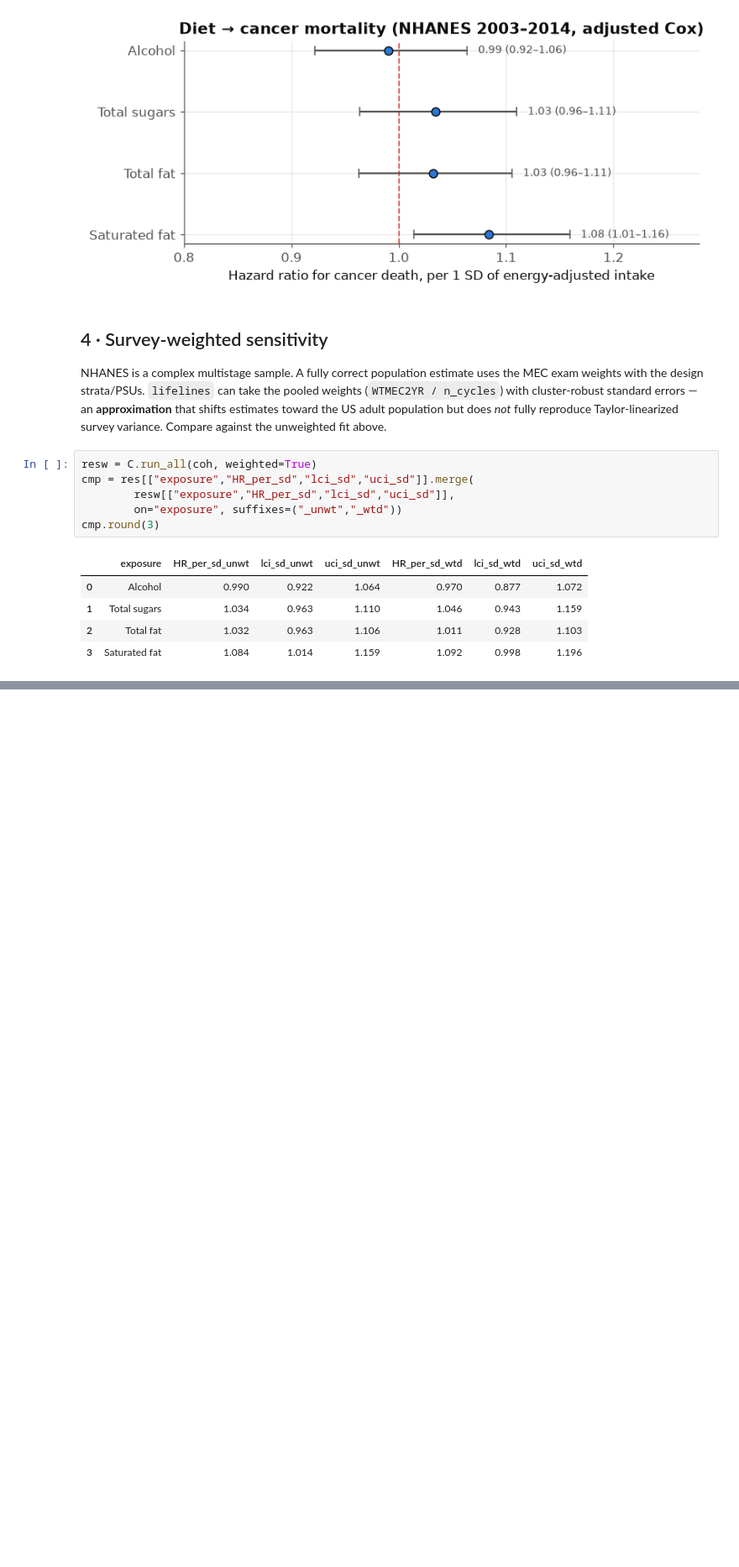
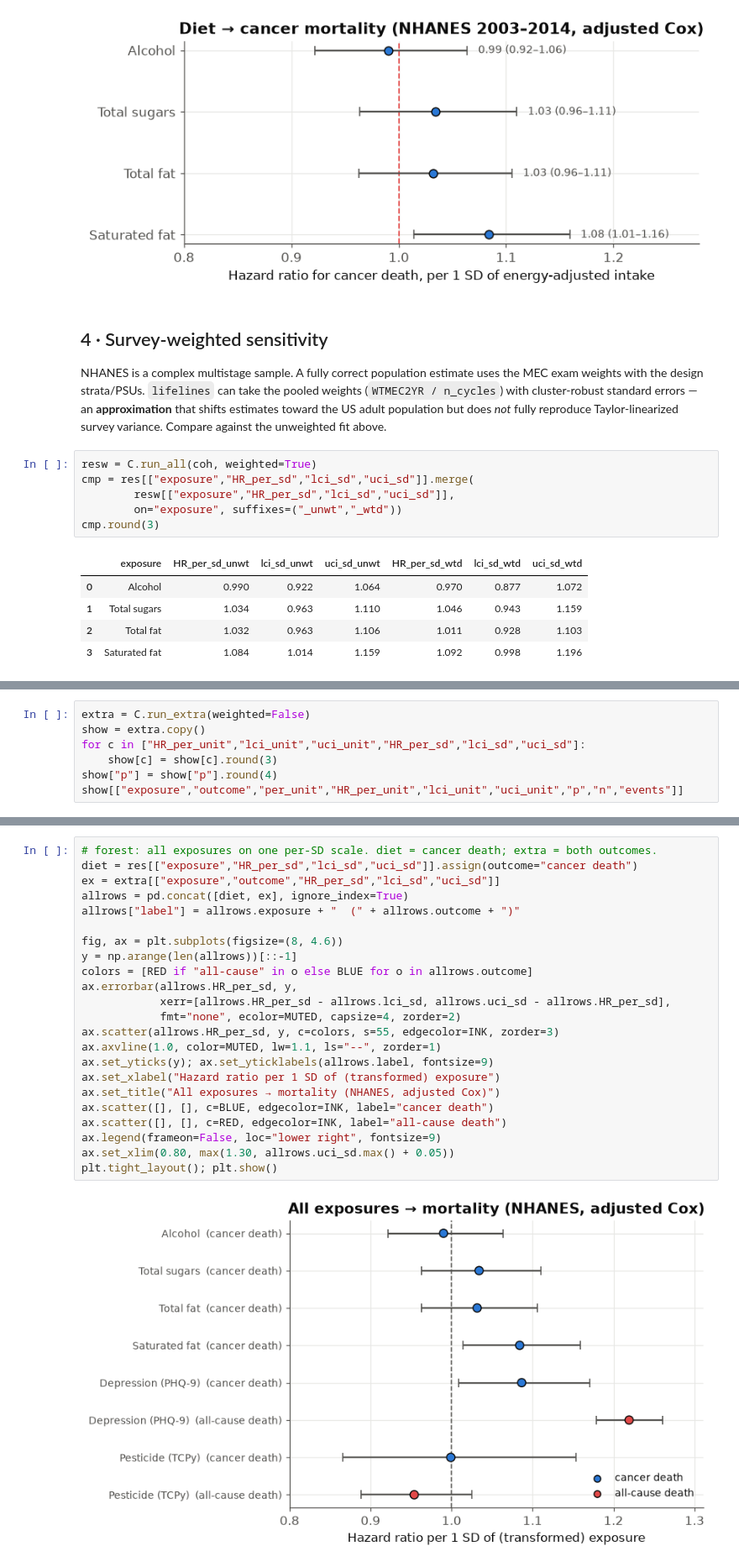
Before and after one commit to SvenSerneels/alcohol-cancer-burden, a Jupyter notebook: nhanes_diet_cancer_mortality.ipynb, the cells around one changed output, grey strips where cells are left out. Shown at 84% size. Drawn from its saved outputs; the diff is of its cells as text; blank space fills up the shorter version.

```diff
--- a/nhanes_diet_cancer_mortality.ipynb
+++ b/nhanes_diet_cancer_mortality.ipynb
@@ -196,0 +216,7 @@ cmp.round(3)
+# %%
+extra = C.run_extra(weighted=False)
+show = extra.copy()
+for c in ["HR_per_unit","lci_unit","uci_unit","HR_per_sd","lci_sd","uci_sd"]:
+    show[c] = show[c].round(3)
+show["p"] = show["p"].round(4)
+show[["exposure","outcome","per_unit","HR_per_unit","lci_unit","uci_unit","p","n","events"]]
@@ -197 +229,26 @@ cmp.round(3)
+# %%
+# forest: all exposures on one per-SD scale. diet = cancer death; extra = both outcomes.
+diet = res[["exposure","HR_per_sd","lci_sd","uci_sd"]].assign(outcome="cancer death")
+ex = extra[["exposure","outcome","HR_per_sd","lci_sd","uci_sd"]]
+allrows = pd.concat([diet, ex], ignore_index=True)
+allrows["label"] = allrows.exposure + "  (" + allrows.outcome + ")"
+
+fig, ax = plt.subplots(figsize=(8, 4.6))
+y = np.arange(len(allrows))[::-1]
+colors = [RED if "all-cause" in o else BLUE for o in allrows.outcome]
+ax.errorbar(allrows.HR_per_sd, y,
+            xerr=[allrows.HR_per_sd - allrows.lci_sd, allrows.uci_sd - allrows.HR_per_sd],
+            fmt="none", ecolor=MUTED, capsize=4, zorder=2)
+ax.scatter(allrows.HR_per_sd, y, c=colors, s=55, edgecolor=INK, zorder=3)
+ax.axvline(1.0, color=MUTED, lw=1.1, ls="--", zorder=1)
+ax.set_yticks(y); ax.set_yticklabels(allrows.label, fontsize=9)
+ax.set_xlabel("Hazard ratio per 1 SD of (transformed) exposure")
+ax.set_title("All exposures → mortality (NHANES, adjusted Cox)")
+ax.scatter([], [], c=BLUE, edgecolor=INK, label="cancer death")
+ax.scatter([], [], c=RED, edgecolor=INK, label="all-cause death")
+ax.legend(frameon=False, loc="lower right", fontsize=9)
+ax.set_xlim(0.80, max(1.30, allrows.uci_sd.max() + 0.05))
+plt.tight_layout(); plt.show()
+# %% [output]
+[figure, added]
 # %% [markdown]
```
Also changed, not shown: parts of 5 cells of this notebook, 3 other files.
